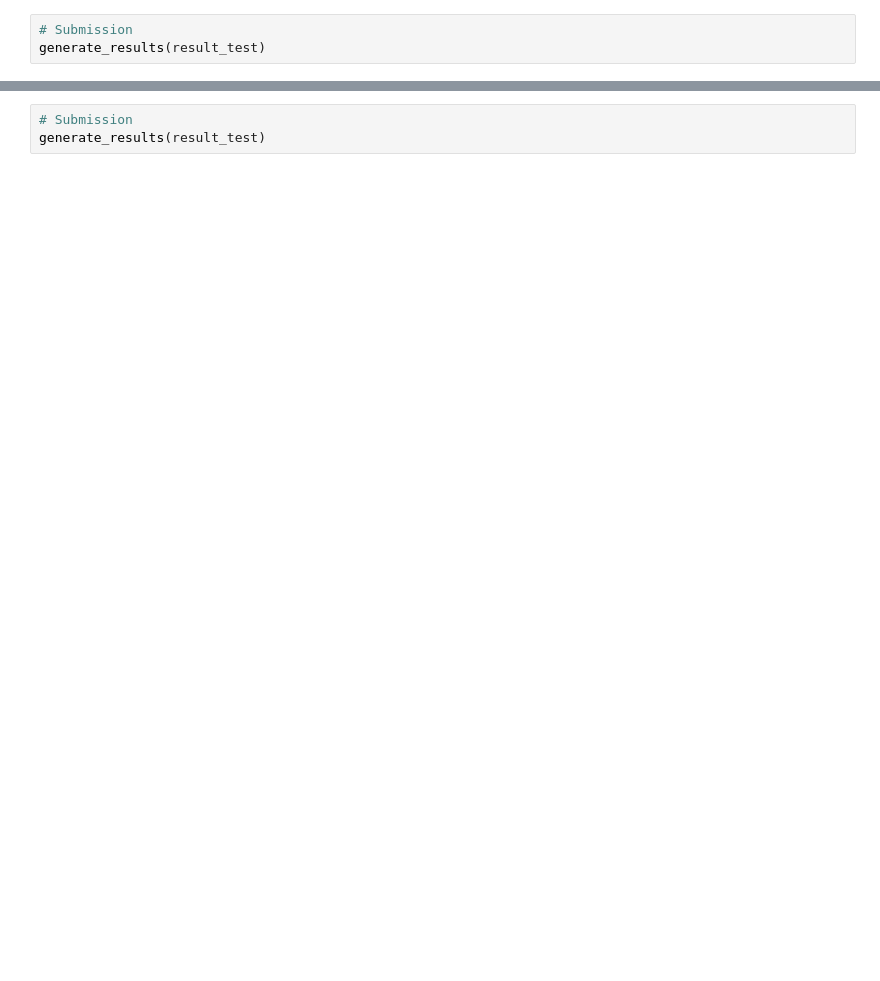
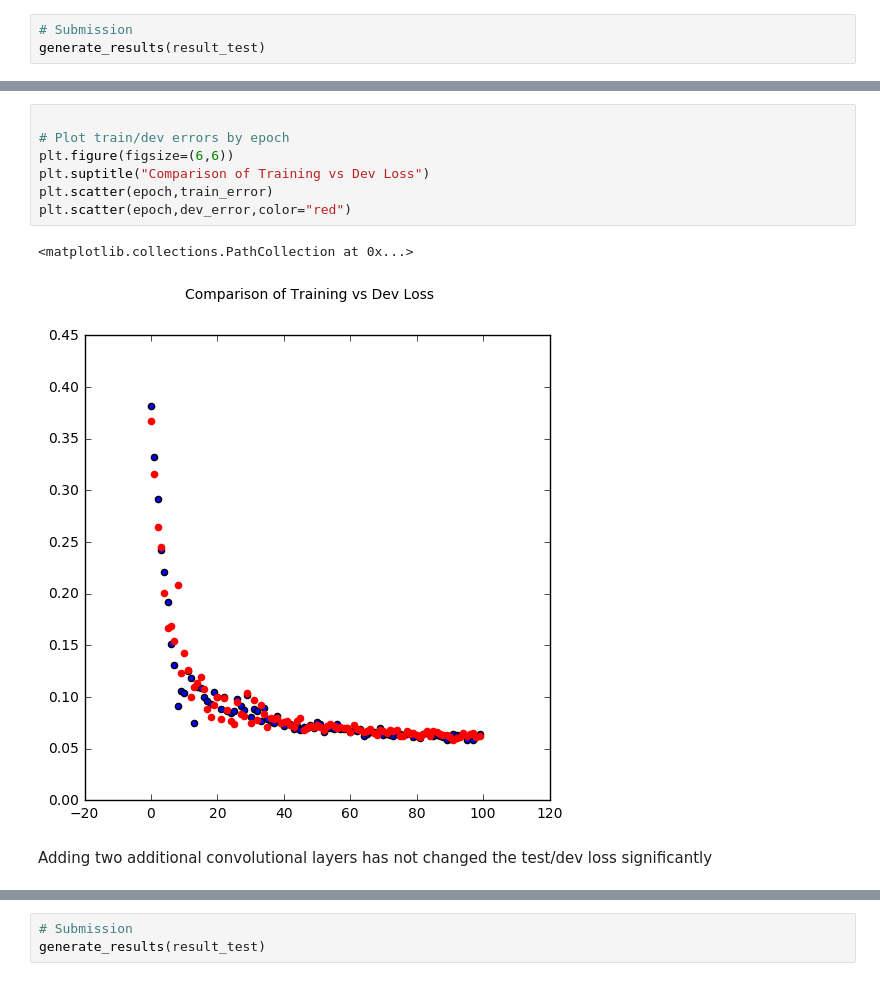
Before and after one commit to vyas85/facial-keypoints-detection, a Jupyter notebook: Facial+Keypoints+Detection-Commented.ipynb, the cells around one changed output, grey strips where cells are left out. Saved outputs shown, nothing was run; the diff lists cells and outputs as text; blank space fills up the shorter version.

```diff
--- a/Facial+Keypoints+Detection-Commented.ipynb
+++ b/Facial+Keypoints+Detection-Commented.ipynb
@@ -551 +570,13 @@ plot_images(5,inputdata =dev,inputresult=result_dev,training=False)
+# %%
+
+# Plot train/dev errors by epoch
+plt.figure(figsize=(6,6))
+plt.suptitle("Comparison of Training vs Dev Loss")
+plt.scatter(epoch,train_error)
+plt.scatter(epoch,dev_error,color="red")
+# %% [output]
+<matplotlib.collections.PathCollection at 0x...>
+[figure, added]
+# %% [markdown]
+Adding two additional convolutional layers has not changed the test/dev loss significantly
 # %%
```
Also changed, not shown: parts of 23 cells of this notebook.
